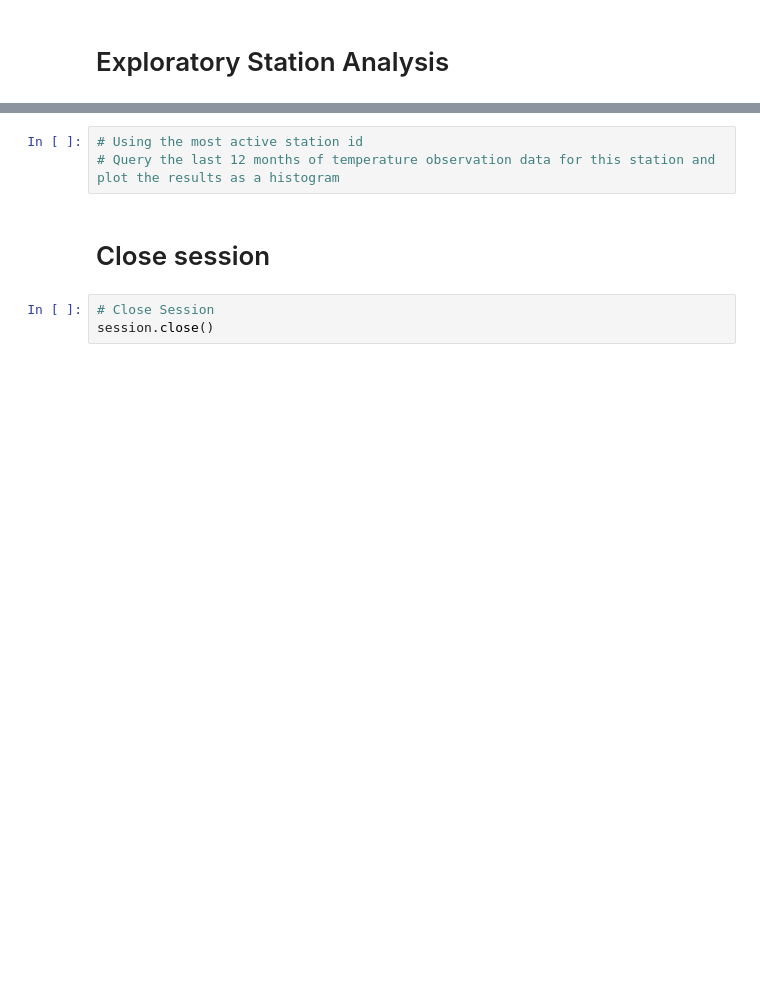
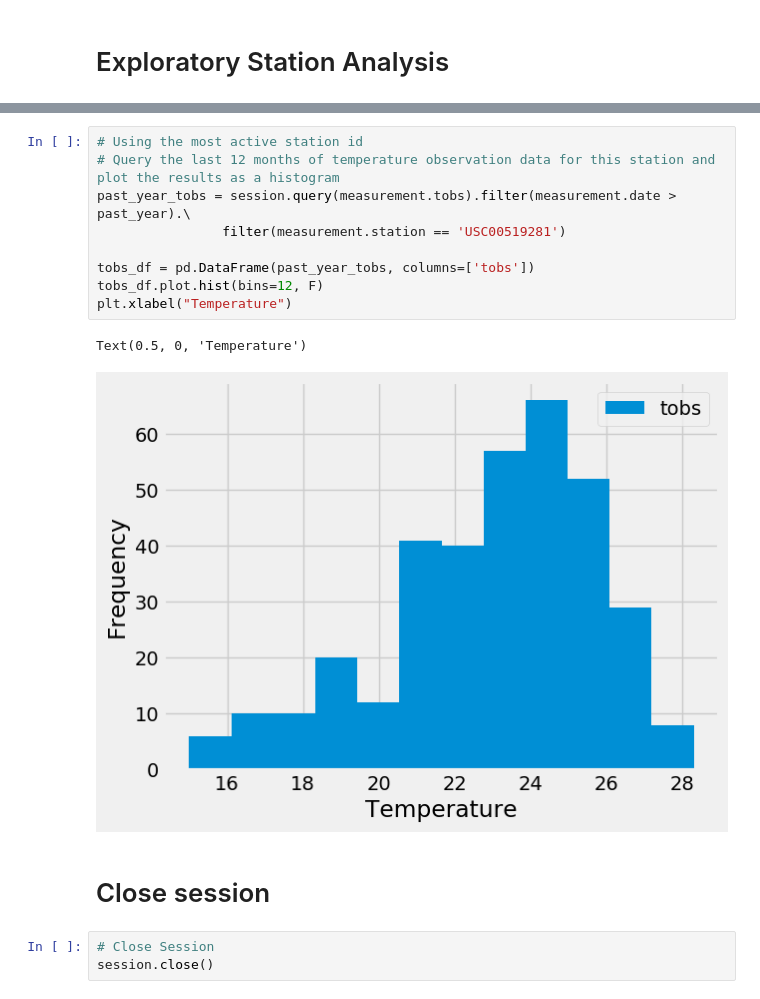
Before and after one commit to Tim-U-12/sqlalchemy-challenge, a Jupyter notebook: Starter_Code/climate_starter.ipynb, the cells around one changed output, grey strips where cells are left out. Cells and saved outputs as stored; diff of their text form; blank space fills up the shorter version.

Commit message:
Exploratory Station Analysis completed

```diff
--- a/Starter_Code/climate_starter.ipynb
+++ b/Starter_Code/climate_starter.ipynb
@@ -108,6 +147,15 @@ plt.xticks(rotation="vertical")
 # %%
 # Using the most active station id
 # Query the last 12 months of temperature observation data for this station and plot the results as a histogram
+past_year_tobs = session.query(measurement.tobs).filter(measurement.date > past_year).\
+                filter(measurement.station == 'USC00519281')
+
+tobs_df = pd.DataFrame(past_year_tobs, columns=['tobs'])
+tobs_df.plot.hist(bins=12, F)
+plt.xlabel("Temperature")
+# %% [output]
+Text(0.5, 0, 'Temperature')
+[figure, added]
 # %% [markdown]
 # Close session
 # %%
```
Also changed, not shown: parts of 6 cells of this notebook.
